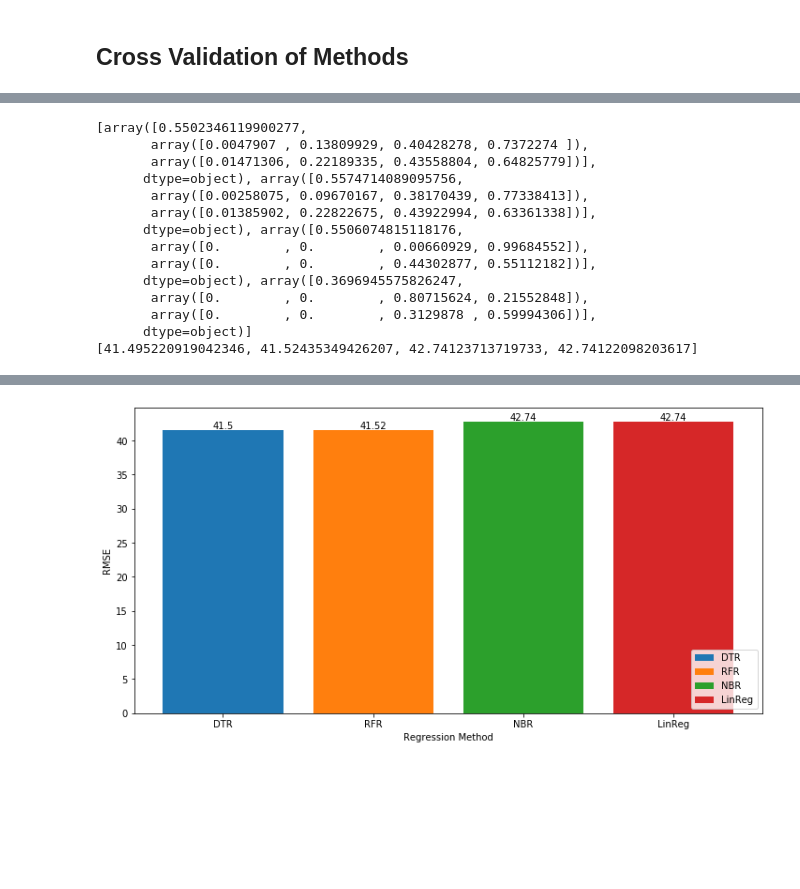
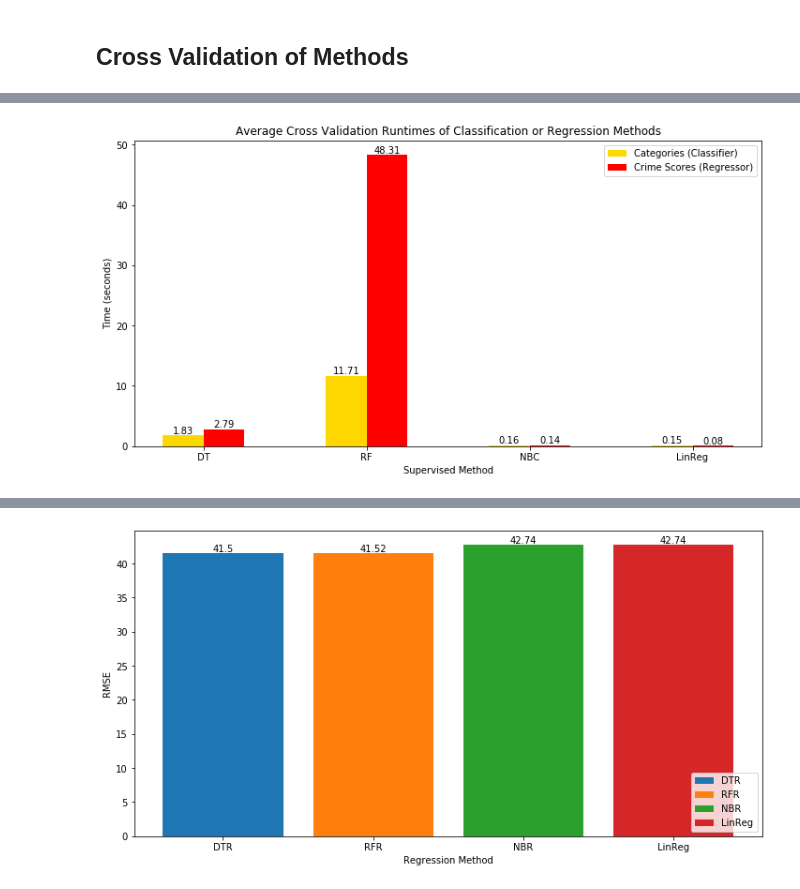
Before and after one commit to sanjeevprasada/AtlantaCrime, a Jupyter notebook: Supervised_Algs.ipynb, the cells around one changed output, grey strips where cells are left out. Saved outputs shown, nothing was run; the diff lists cells and outputs as text; code cells hidden in the pictures; blank space fills up the shorter version.

```diff
--- a/Supervised_Algs.ipynb
+++ b/Supervised_Algs.ipynb
@@ -322,31 +331,23 @@ plt.show()
-# %%
-# print(cv_times_class)
-# print(cv_times_reg)
-# for i, acc_prec_rec in enumerate(APR_array):
-#     print(i, acc_prec_rec)
-print(APR_array)
-print(RMSE_array)
-# tempAPR_array = []
-# for i in range(int(len(APR_array) / 3)):
-#     tempAPR_array.append([APR_array[i * 3], APR_array[i * 3 + 1], APR_array[i * 3 + 2]])
-# for i in range(len(APR_array) / 3):
-#     tempAPR_array = np.append(tempAPR_array)
-# tempAPR_array[2]
-# %% [output]
-[array([0.5502346119900277,
-       array([0.0047907 , 0.13809929, 0.40428278, 0.7372274 ]),
-       array([0.01471306, 0.22189335, 0.43558804, 0.64825779])],
-      dtype=object), array([0.5574714089095756,
-       array([0.00258075, 0.09670167, 0.38170439, 0.77338413]),
-       array([0.01385902, 0.22822675, 0.43922994, 0.63361338])],
-      dtype=object), array([0.5506074815118176,
-       array([0.        , 0.        , 0.00660929, 0.99684552]),
-       array([0.        , 0.        , 0.44302877, 0.55112182])],
-      dtype=object), array([0.3696945575826247,
-       array([0.        , 0.        , 0.80715624, 0.21552848]),
-       array([0.        , 0.        , 0.3129878 , 0.59994306])],
-      dtype=object)]
-[41.495220919042346, 41.52435349426207, 42.74123713719733, 42.74122098203617]
+# %%
+plt.figure(figsize=(12, 6))
+plt.bar([i - 0.125 for i in range(len(cv_times_class_trans))], cv_times_class_trans, width=0.25, color="gold")
+for i in range(len(cv_times_class_trans)):
+    plt.text(i - 0.125, cv_times_class_trans[i], round(cv_times_class_trans[i], 2), va='bottom', ha='center')
+plt.bar([i + 0.125 for i in range(len(cv_times_reg_trans))], cv_times_reg_trans, width=0.25, color="red")
+for i in range(len(cv_times_reg_trans)):
+    plt.text(i + 0.125, cv_times_reg_trans[i], round(cv_times_reg_trans[i], 2), va='bottom', ha='center')
+
+
+plt.xticks([i for i in range(len(cv_times_class_trans))], ["DT", "RF", "NBC", "LinReg"])
+plt.legend(["Categories (Classifier)", "Crime Scores (Regressor)"])
+plt.xlabel("Supervised Method")
+plt.ylabel("Time (seconds)")
+plt.title("Average Cross Validation Runtimes of Classification or Regression Methods")
+
+plt.savefig('images/Supervised_Algs/cv_elapsed_times_trans.png')
+plt.show()
+# %% [output]
+[figure, added]
 # %%
 f, (ax0, ax1, ax2) = plt.subplots(3, 1, figsize=(18,18))
 
```
Also changed, not shown: parts of 11 cells of this notebook, 7 other files.
